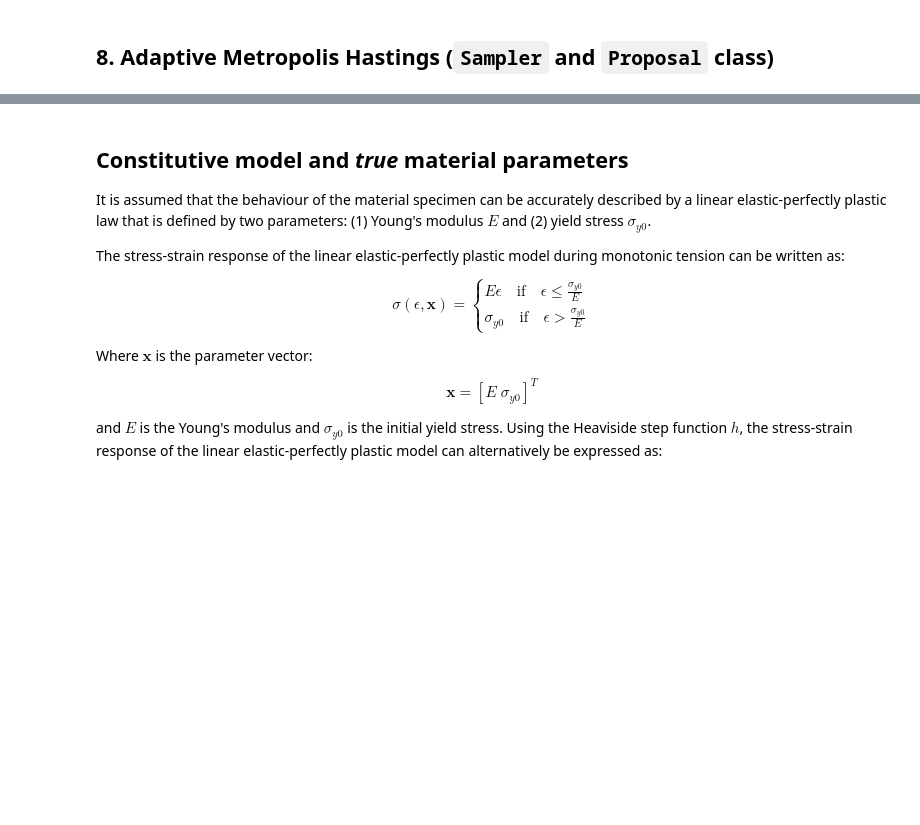
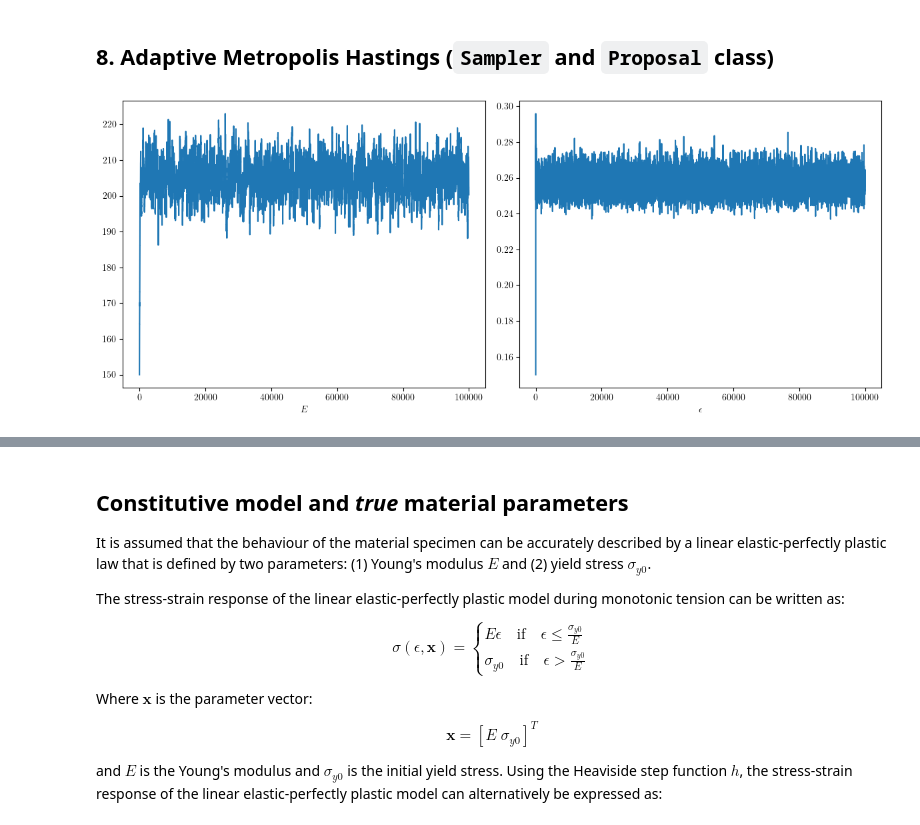
Before and after one commit to mark-hobbs/bayesian-inference-tutorial, a Jupyter notebook: examples/02-linear-elasticity-perfect-plasticity.ipynb, the cells around one changed output, grey strips where cells are left out. Saved outputs shown, nothing was run; the diff lists cells and outputs as text; code cells hidden in the pictures; blank space fills up the shorter version.

```diff
--- a/examples/02-linear-elasticity-perfect-plasticity.ipynb
+++ b/examples/02-linear-elasticity-perfect-plasticity.ipynb
@@ -413,6 +412,15 @@ class AdaptiveProposale(Proposal):
 proposal = Proposal(np.array([2.5, 0.05]))
 mh = Sampler(posterior, proposal, 1e5, np.array([150, 0.15]))
 samples = mh.sample()
+# %%
+fig, (ax1, ax2) = plt.subplots(1, 2, figsize=(12, 5))
+ax1.plot(samples[:, 0])
+ax2.plot(samples[:, 1])
+ax1.set_xlabel("$E$")
+ax2.set_xlabel("$\epsilon$")
+plt.tight_layout()
+# %% [output]
+[figure, added]
 # %%
 fig, (ax1, ax2) = plt.subplots(1, 2, figsize=(12, 5))
 
```
Also changed, not shown: parts of 8 cells of this notebook.
